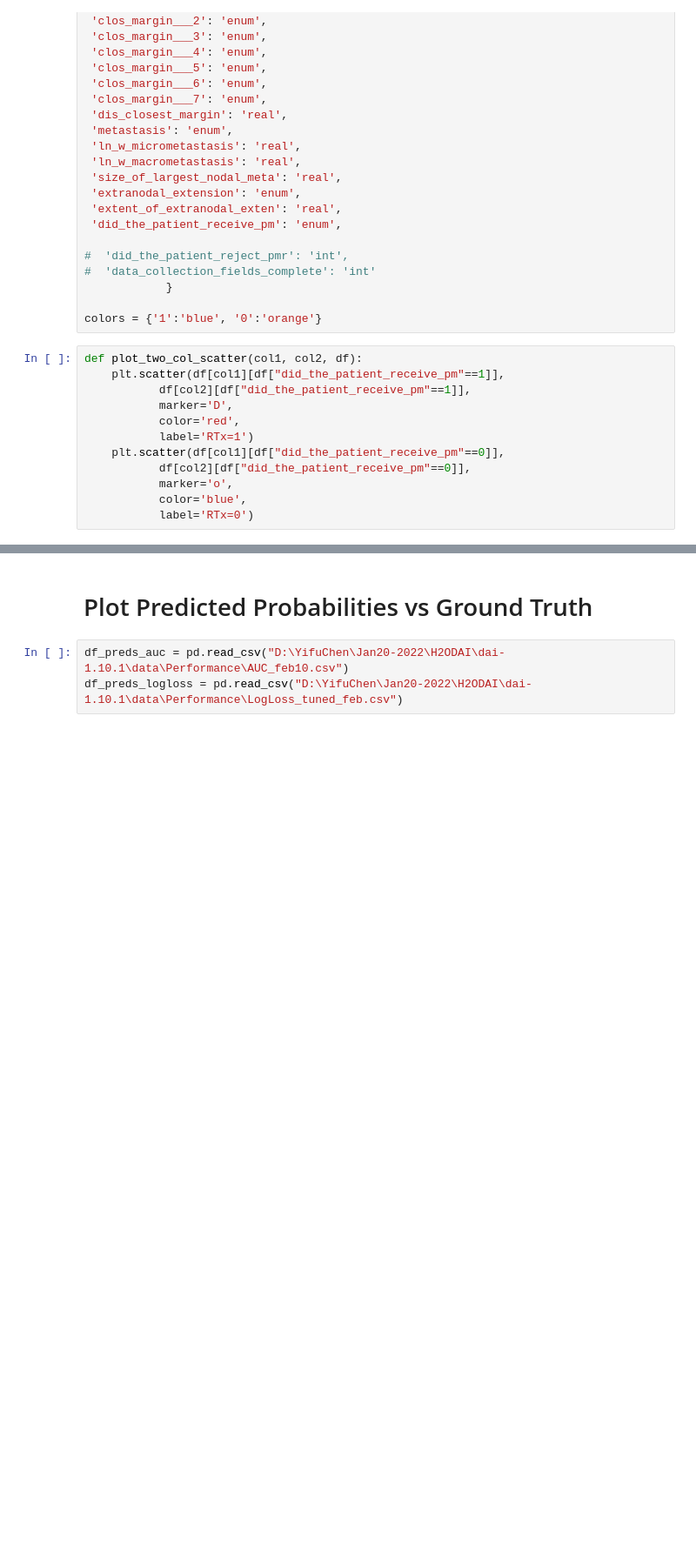
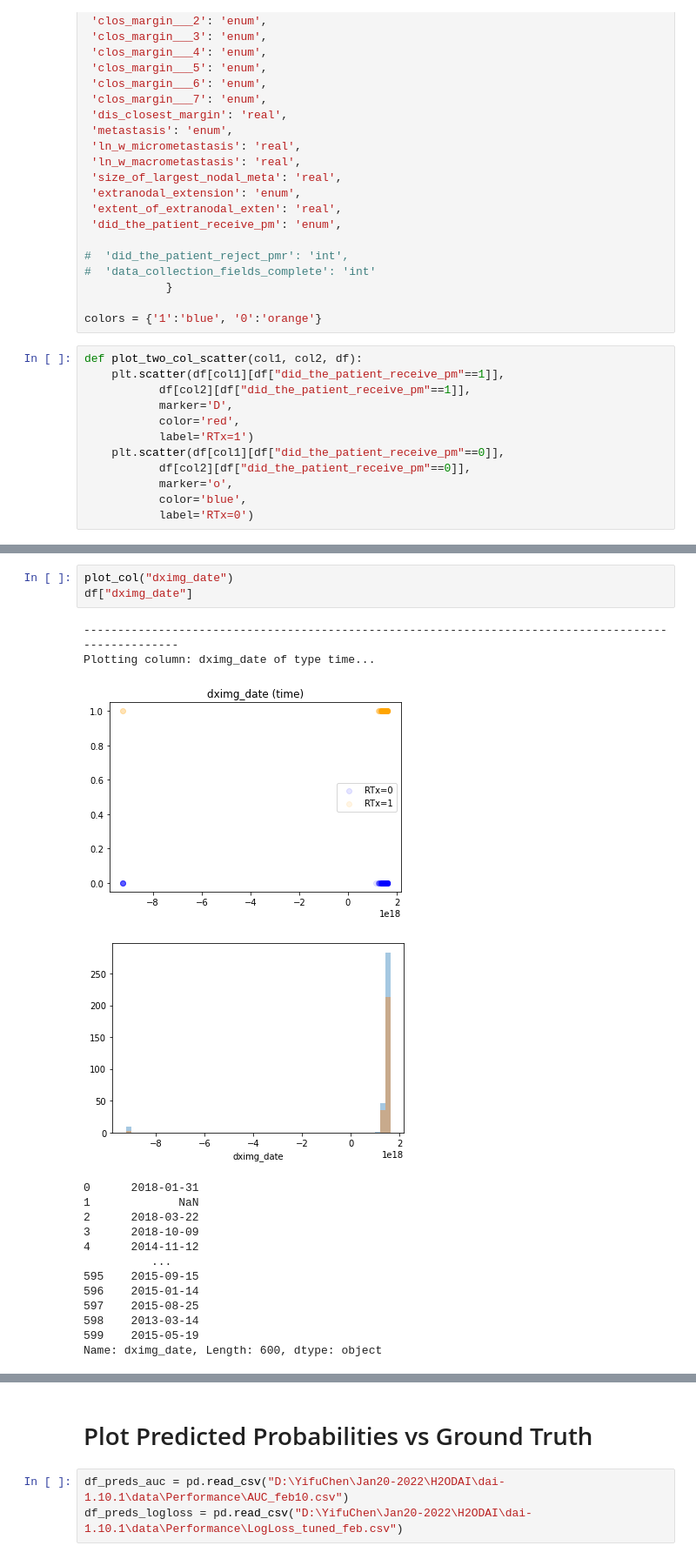
Before and after one commit to chen-yifu/Radiotherapy-Prediction, a Jupyter notebook: notebooks/RTx Data Visualization.ipynb, the cells around one changed output, grey strips where cells are left out. Shown at 87% size. Drawn from its saved outputs; the diff is of its cells as text; blank space fills up the shorter version.

```diff
--- a/notebooks/RTx Data Visualization.ipynb
+++ b/notebooks/RTx Data Visualization.ipynb
@@ -216 +222,21 @@ def plot_idx(col_idx):
+# %%
+plot_col("dximg_date")
+df["dximg_date"]
+# %% [output]
+----------------------------------------------------------------------------------------------------
+Plotting column: dximg_date of type time...
+[figure, added]
+[figure, added]
+0      2018-01-31
+1             NaN
+2      2018-03-22
+3      2018-10-09
+4      2014-11-12
+          ...
+595    2015-09-15
+596    2015-01-14
+597    2015-08-25
+598    2013-03-14
+599    2015-05-19
+Name: dximg_date, Length: 600, dtype: object
 # %%
```
Also changed, not shown: parts of 10 cells of this notebook, 3 other files.
